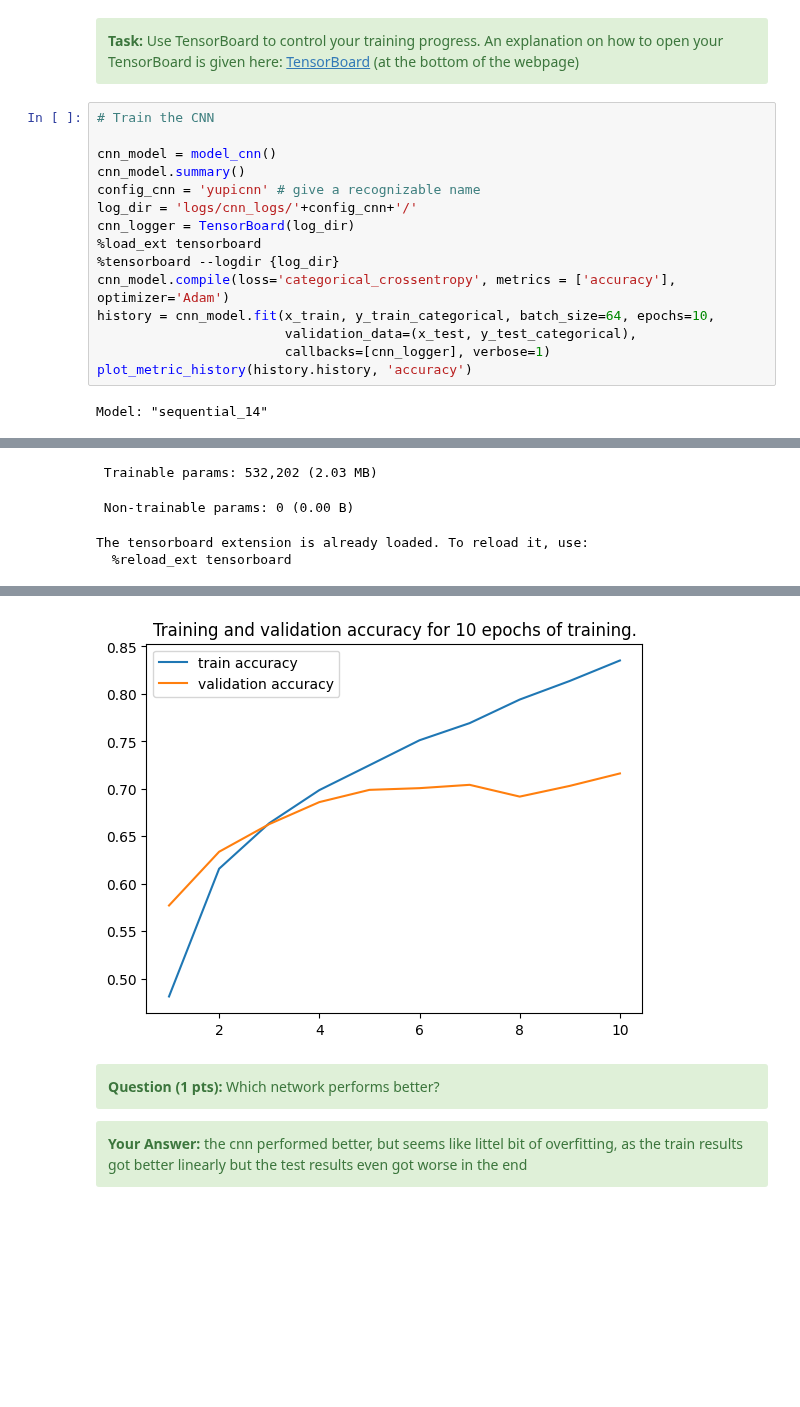
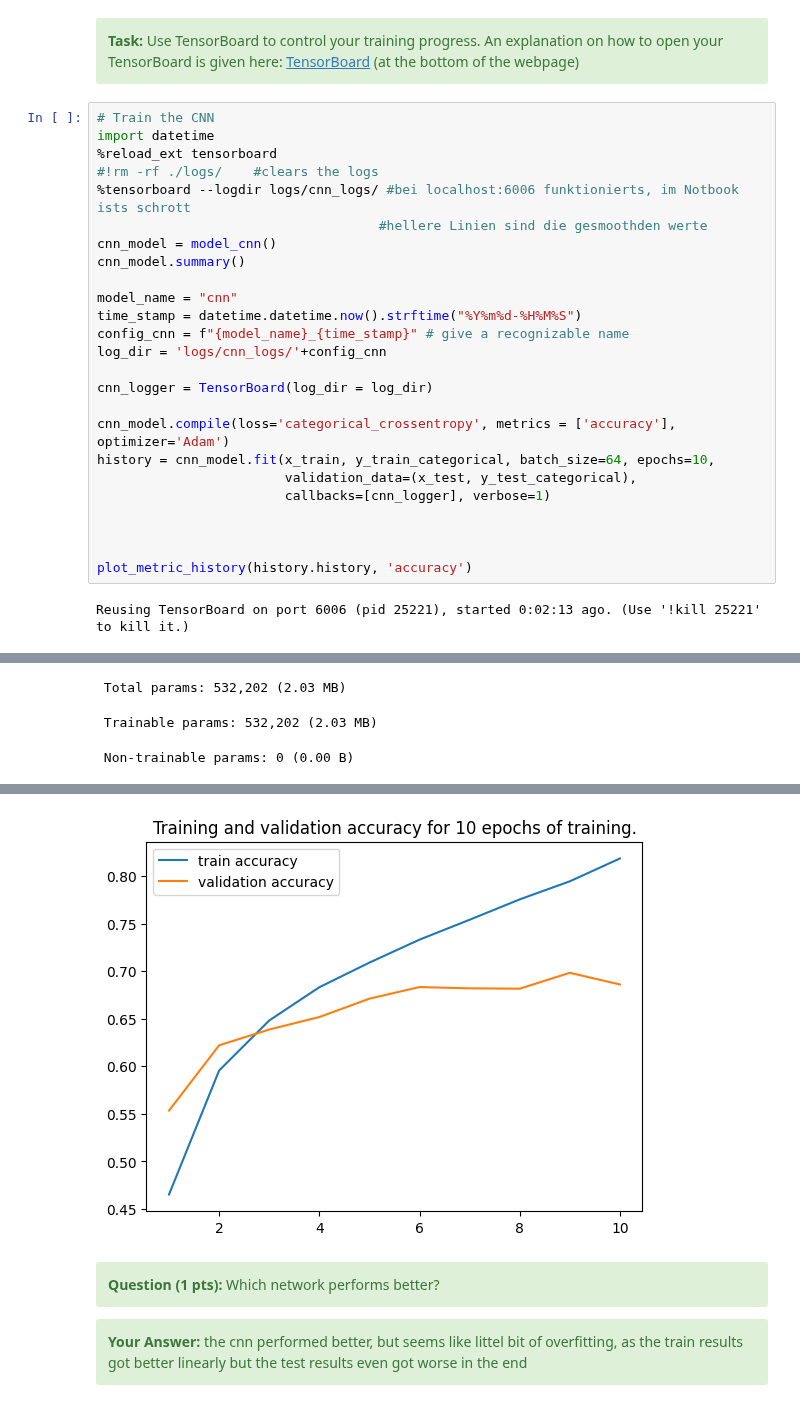
Before and after one commit to anton-seifert/LAMA, a Jupyter notebook: task-6-convolutional-neural-networks/2_exercise_cnn.ipynb, the cells around one changed output, grey strips where cells are left out. Drawn from its saved outputs; the diff is of its cells as text; blank space fills up the shorter version.

```diff
--- a/task-6-convolutional-neural-networks/2_exercise_cnn.ipynb
+++ b/task-6-convolutional-neural-networks/2_exercise_cnn.ipynb
@@ -335,18 +339,28 @@ Epoch 10/10
 </div>
 # %%
 # Train the CNN
-
+import datetime
+%reload_ext tensorboard
+#!rm -rf ./logs/    #clears the logs
+%tensorboard --logdir logs/cnn_logs/ #bei localhost:6006 funktionierts, im Notbook ists schrott
+                                    #hellere Linien sind die gesmoothden werte
 cnn_model = model_cnn()
 cnn_model.summary()
-config_cnn = 'yupicnn' # give a recognizable name
-log_dir = 'logs/cnn_logs/'+config_cnn+'/'
-cnn_logger = TensorBoard(log_dir)
-%load_ext tensorboard
-%tensorboard --logdir {log_dir}
+
+model_name = "cnn"
+time_stamp = datetime.datetime.now().strftime("%Y%m%d-%H%M%S")
+config_cnn = f"{model_name}_{time_stamp}" # give a recognizable name
+log_dir = 'logs/cnn_logs/'+config_cnn
+
+cnn_logger = TensorBoard(log_dir = log_dir)
+
 cnn_model.compile(loss='categorical_crossentropy', metrics = ['accuracy'], optimizer='Adam')
 history = cnn_model.fit(x_train, y_train_categorical, batch_size=64, epochs=10,
                         validation_data=(x_test, y_test_categorical),
                         callbacks=[cnn_logger], verbose=1)
+
+
+
 plot_metric_history(history.history, 'accuracy')
 # %% [output]
-Model: "sequential_14"
+Reusing TensorBoard on port 6006 (pid 25221), started 0:02:13 ago. (Use '!kill 25221' to kill it.)
@@ -371,4 +386,3 @@ Model: "sequential_14"
- Trainable params: 532,202 (2.03 MB)
+ Total params: 532,202 (2.03 MB)
- Non-trainable params: 0 (0.00 B)
+ Trainable params: 532,202 (2.03 MB)
-The tensorboard extension is already loaded. To reload it, use:
-  %reload_ext tensorboard
+ Non-trainable params: 0 (0.00 B)
@@ -396,4 +409,4 @@ Epoch 10/10
-[figure, old version]
+[figure, new version]
 # %% [markdown]
 <div class="alert alert-block alert-success">
 <b>Question (1 pts):</b> Which network performs better?
```
Also changed, not shown: parts of 23 cells of this notebook, 2 other files.
